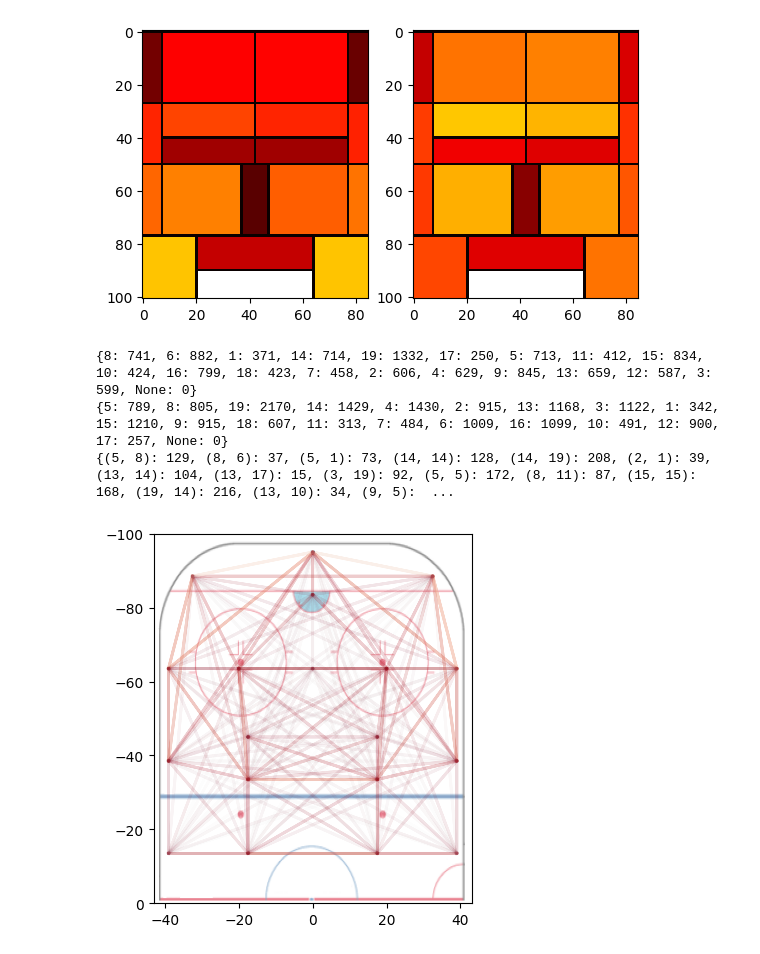
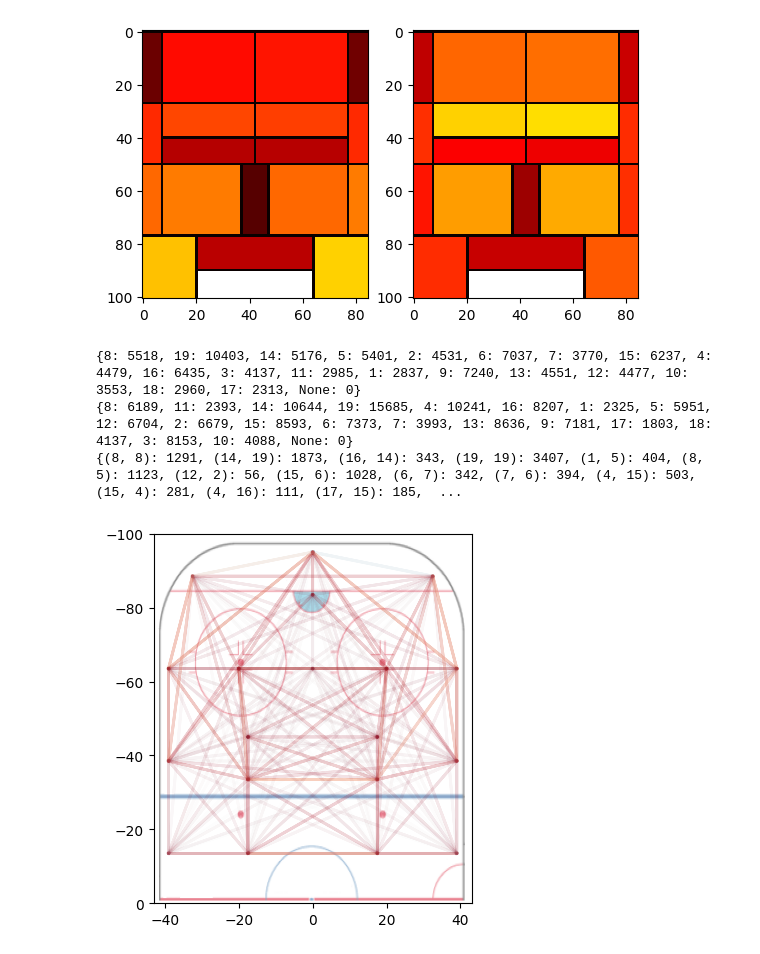
Before and after one commit to AliRZ-02/linhac2024, a Jupyter notebook: eda/eda.ipynb, the cells around one changed output. Cells and saved outputs as stored; diff of their text form; code cells hidden in the pictures.

```diff
--- a/eda/eda.ipynb
+++ b/eda/eda.ipynb
@@ -6,8 +6,11 @@ import numpy as np
 from itertools import chain
 from matplotlib.image import imread
 from collections import defaultdict
+
+IS_2024 = True
 # %%
-df = pd.read_csv(filepath_or_buffer="Linhac_df_keyed_20_games.csv")
+FILENAME = "Linhac24_Sportlogiq" if IS_2024 else "Linhac_df_keyed_20_games"
+df = pd.read_csv(filepath_or_buffer=f"{FILENAME}.csv")
 """
 Idea: For each pass, we look at when the next shot occurs (or turnover, etc.)
     then we count the number of events till that other event, and then give that
@@ -158,37 +161,37 @@ def map_vectors(data):
         x2_list.append(x2)
         y2_list.append(y2)
         frequency_list.append(freq)
 
     # Normalize frequencies
     min_freq = min(frequency_list)
     max_freq = max(frequency_list)
     norm = plt.Normalize(min_freq, max_freq)
 
     # Plot arrows with color and opacity based on frequency
     for i in range(len(x1_list)):
         color = plt.cm.RdBu(norm(frequency_list[i]))
         plt.arrow(x1_list[i], y1_list[i], x2_list[i] - x1_list[i], y2_list[i] - y1_list[i],
                 head_width=0.1, head_length=0.2, linewidth=2, color=color, alpha=frequency_list[i]/max_freq)
 
     img = imread("hockey_rink.png")
     plt.imshow(img, extent=[-42.5, 42.5, -100, 0], alpha=0.5)  # adjust extent based on image size and scale
 
 
     # Set axis limits
     plt.xlim(-43, 43)
     plt.ylim(-100, 0)
     plt.gca().invert_yaxis()
 
     # Show plot
     plt.show()
 
 
 map_vectors(zones_dict)
 # %% [output]
-[figure, old version]
+[figure, new version]
-{8: 741, 6: 882, 1: 371, 14: 714, 19: 1332, 17: 250, 5: 713, 11: 412, 15: 834, 10: 424, 16: 799, 18: 423, 7: 458, 2: 606, 4: 629, 9: 845, 13: 659, 12: 587, 3: 599, None: 0}
-{5: 789, 8: 805, 19: 2170, 14: 1429, 4: 1430, 2: 915, 13: 1168, 3: 1122, 1: 342, 15: 1210, 9: 915, 18: 607, 11: 313, 7: 484, 6: 1009, 16: 1099, 10: 491, 12: 900, 17: 257, None: 0}
-{(5, 8): 129, (8, 6): 37, (5, 1): 73, (14, 14): 128, (14, 19): 208, (2, 1): 39, (13, 14): 104, (13, 17): 15, (3, 19): 92, (5, 5): 172, (8, 11): 87, (15, 15): 168, (19, 14): 216, (13, 10): 34, (9, 5):  ...
+{8: 5518, 19: 10403, 14: 5176, 5: 5401, 2: 4531, 6: 7037, 7: 3770, 15: 6237, 4: 4479, 16: 6435, 3: 4137, 11: 2985, 1: 2837, 9: 7240, 13: 4551, 12: 4477, 10: 3553, 18: 2960, 17: 2313, None: 0}
+{8: 6189, 11: 2393, 14: 10644, 19: 15685, 4: 10241, 16: 8207, 1: 2325, 5: 5951, 12: 6704, 2: 6679, 15: 8593, 6: 7373, 7: 3993, 13: 8636, 9: 7181, 17: 1803, 18: 4137, 3: 8153, 10: 4088, None: 0}
+{(8, 8): 1291, (14, 19): 1873, (16, 14): 343, (19, 19): 3407, (1, 5): 404, (8, 5): 1123, (12, 2): 56, (15, 6): 1028, (6, 7): 342, (7, 6): 394, (4, 15): 503, (15, 4): 281, (4, 16): 111, (17, 15): 185,  ...
 [figure]
 # %%
 def get_current_zone(x):
```
Also changed, not shown: parts of 4 cells of this notebook.
